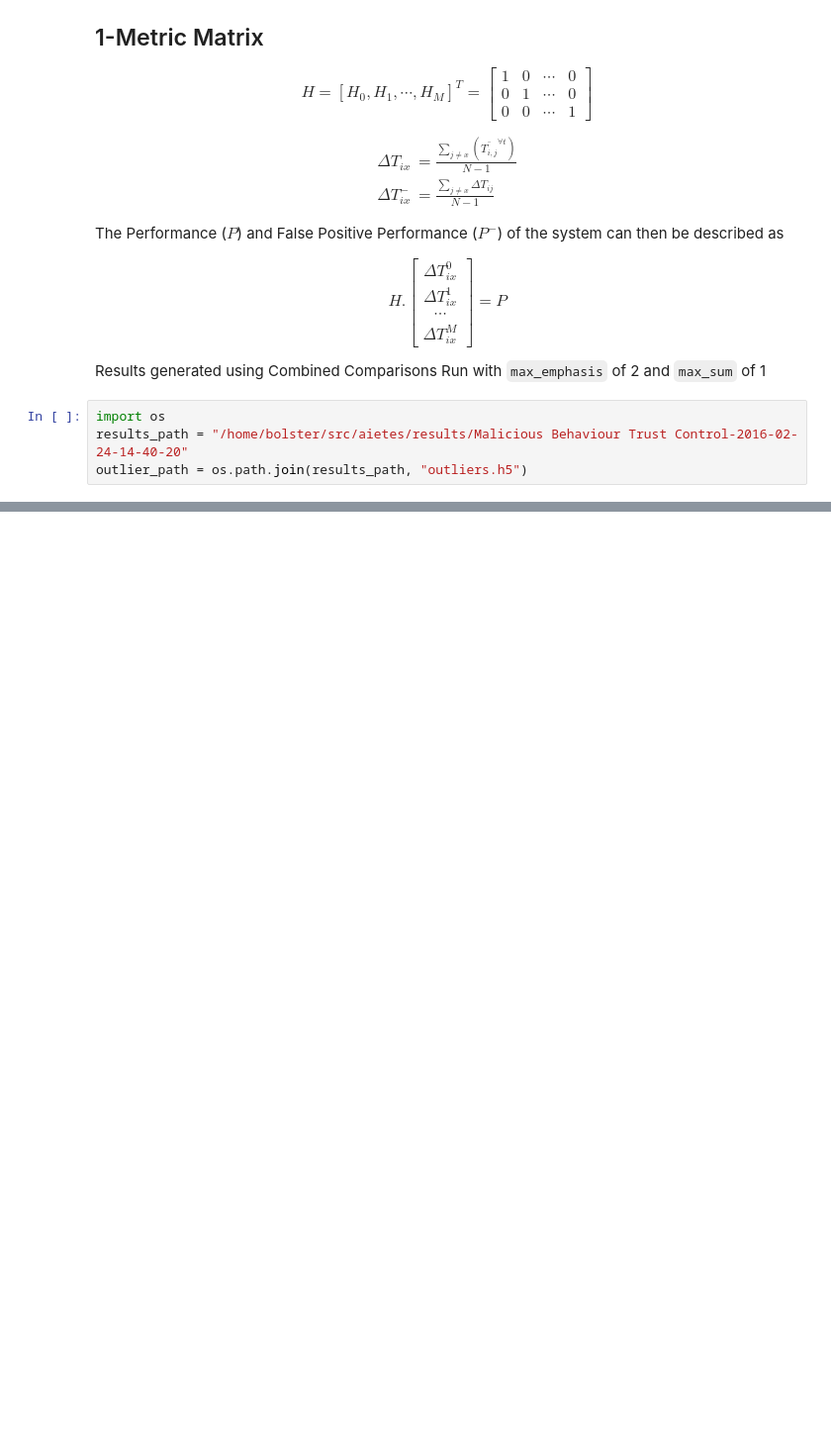
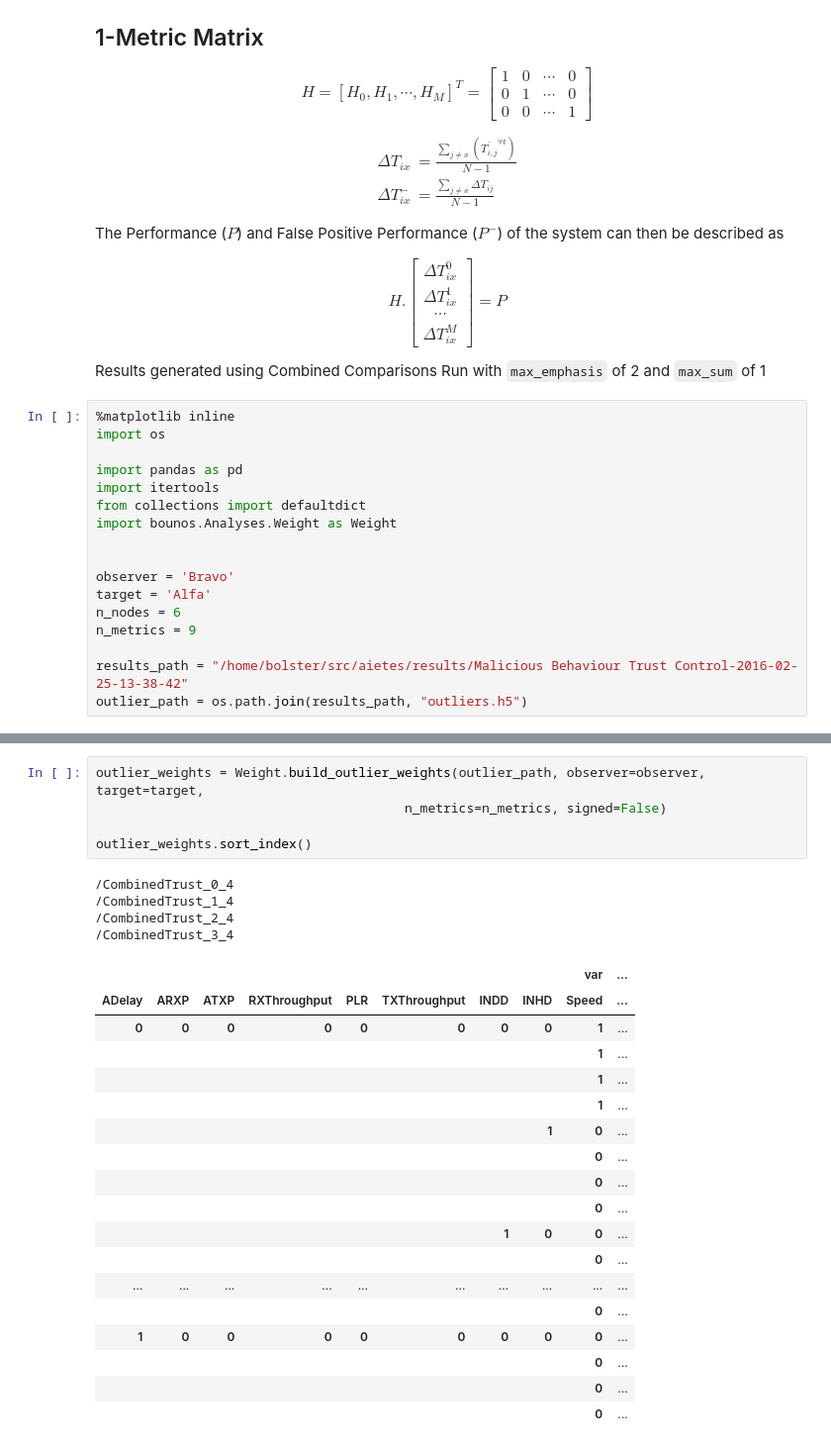
Before and after one commit to andrewbolster/aietes, a Jupyter notebook: scripts/notebooks/Chapters/Chapter 5.ipynb, the cells around one changed output, grey strips where cells are left out. Shown at 99% size. Saved outputs shown, nothing was run; the diff lists cells and outputs as text; blank space fills up the shorter version.

Commit message:
lots of tests, tweaks, and double checking trying to get the whole "dp-trust" thing going again

```diff
--- a/scripts/notebooks/Chapters/Chapter 5.ipynb
+++ b/scripts/notebooks/Chapters/Chapter 5.ipynb
@@ -35,6 +35,19 @@ $$ H .
 
 Results generated using Combined Comparisons Run with `max_emphasis` of 2 and `max_sum` of 1
 # %%
+%matplotlib inline
 import os
-results_path = "/home/bolster/src/aietes/results/Malicious Behaviour Trust Control-2016-02-24-14-40-20"
+
+import pandas as pd
+import itertools
+from collections import defaultdict
+import bounos.Analyses.Weight as Weight
+
+
+observer = 'Bravo'
+target = 'Alfa'
+n_nodes = 6
+n_metrics = 9
+
+results_path = "/home/bolster/src/aietes/results/Malicious Behaviour Trust Control-2016-02-25-13-38-42"
 outlier_path = os.path.join(results_path, "outliers.h5")
@@ -68,0 +88,28 @@ sys.path
+# %%
+outlier_weights = Weight.build_outlier_weights(outlier_path, observer=observer, target=target,
+                                        n_metrics=n_metrics, signed=False)
+
+outlier_weights.sort_index()
+# %% [output]
+/CombinedTrust_0_4
+/CombinedTrust_1_4
+/CombinedTrust_2_4
+/CombinedTrust_3_4
+|  |  |  |  |  |  |  |  | var | ... |
+| ADelay | ARXP | ATXP | RXThroughput | PLR | TXThroughput | INDD | INHD | Speed | ... |
+| 0 | 0 | 0 | 0 | 0 | 0 | 0 | 0 | 1 | ... |
+|  |  |  |  |  |  |  |  | 1 | ... |
+|  |  |  |  |  |  |  |  | 1 | ... |
+|  |  |  |  |  |  |  |  | 1 | ... |
+|  |  |  |  |  |  |  | 1 | 0 | ... |
+|  |  |  |  |  |  |  |  | 0 | ... |
+|  |  |  |  |  |  |  |  | 0 | ... |
+|  |  |  |  |  |  |  |  | 0 | ... |
+|  |  |  |  |  |  | 1 | 0 | 0 | ... |
+|  |  |  |  |  |  |  |  | 0 | ... |
+| ... | ... | ... | ... | ... | ... | ... | ... | ... | ... |
+|  |  |  |  |  |  |  |  | 0 | ... |
+| 1 | 0 | 0 | 0 | 0 | 0 | 0 | 0 | 0 | ... |
+|  |  |  |  |  |  |  |  | 0 | ... |
+|  |  |  |  |  |  |  |  | 0 | ... |
+|  |  |  |  |  |  |  |  | 0 | ... |
```
Also changed, not shown: parts of 12 cells of this notebook, 15 other files.
